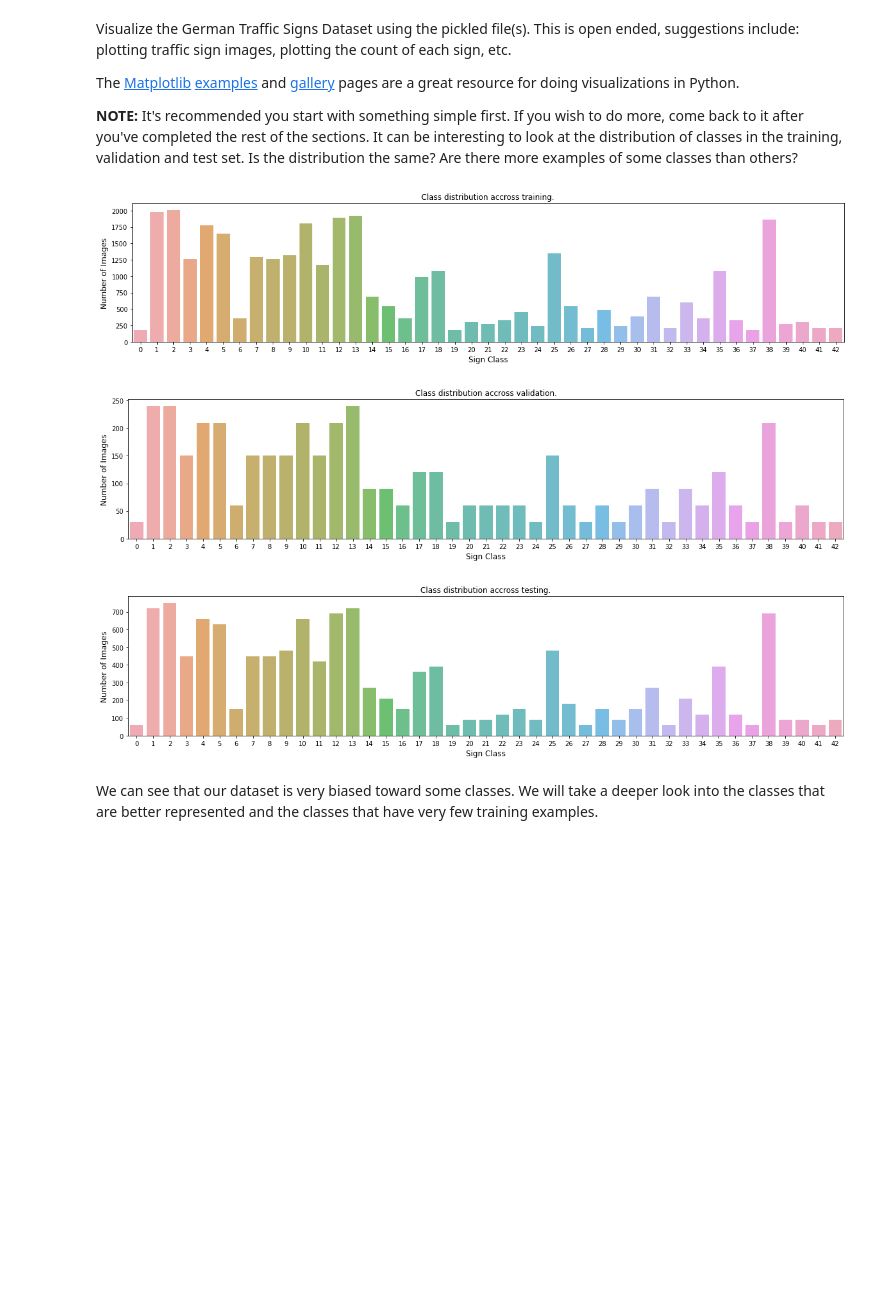
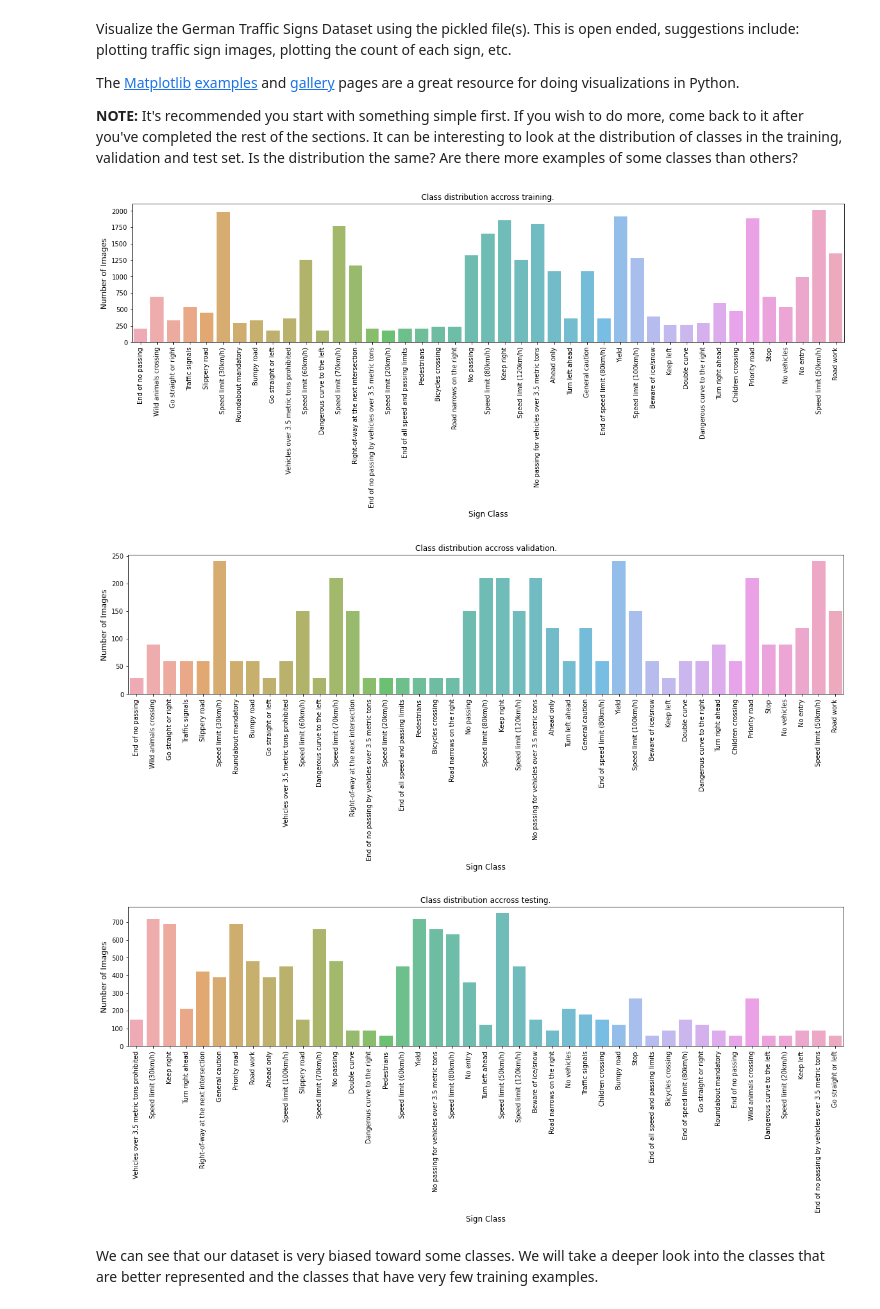
Before and after one commit to DavidAbdelmalek/Self_Driving_Car_ND, a Jupyter notebook: CarND-Traffic-Sign-Classifier-Project/Traffic_Sign_Classifier.ipynb, the cells around one changed output. Cells and saved outputs as stored; diff of their text form; code cells hidden in the pictures; blank space fills up the shorter version.

```diff
--- a/CarND-Traffic-Sign-Classifier-Project/Traffic_Sign_Classifier.ipynb
+++ b/CarND-Traffic-Sign-Classifier-Project/Traffic_Sign_Classifier.ipynb
@@ -147,42 +150,50 @@ The [Matplotlib](http://matplotlib.org/) [examples](http://matplotlib.org/exampl
 
 **NOTE:** It's recommended you start with something simple first. If you wish to do more, come back to it after you've completed the rest of the sections. It can be interesting to look at the distribution of classes in the training, validation and test set. Is the distribution the same? Are there more examples of some classes than others?
 # %%
-
 ### Data exploration visualization code goes here.
 ### Feel free to use as many code cells as needed.
 
 # Visualizations will be shown in the notebook.
 %matplotlib inline
 
-def display_freq(imgs,labels,target):
+def display_freq(labels,target):
   """
     Display frequency of each classs in target dataset.
 
     Arguments:
-        - images [numpy.ndarray]: batch of RGB images with shape (batch_size, 32, 32, 3)
         - labels [numpy.ndarray]: Image corresponding feature/label
         - target [string]: target dataset to display its frequency.
   """
 
   # Count the frequency of labels in training dataset
   labels_freq = dict(Counter(labels))
+  keys= list(labels_freq.keys())
+
+  # replace sign_id with corresponding name
+  for img_id in keys:
+    sign_name = sign_names[sign_names['ClassId']==img_id]['SignName'].values[0]
+    labels_freq[sign_name] = labels_freq.pop(img_id)
+
+  # convert dictionary to dataframe.
   label_count_df = pd.DataFrame(labels_freq.items(),columns= ['img_id','count'])
 
-  plt.figure(figsize=(20,4))
-  sns.barplot(label_count_df['img_id'].values, label_count_df['count'].values, alpha=0.8, )
+  # PLOT.
+  f, ax = plt.subplots(1, figsize=(20,4))
+  sns.barplot(label_count_df['img_id'].values, label_count_df['count'].values, alpha=0.8)
+  ax.tick_params(axis='x', rotation=90)
   plt.xlabel('Sign Class', fontsize=12)
   plt.ylabel('Number of Images', fontsize=12)
   plt.title(f'Class distribution accross {target}.')
   plt.show()
 
 # Diplsay class distribution accross train,valid,and test datasets
-display_freq(X_train,y_train,'training')
-display_freq(X_valid,y_valid,'validation')
-display_freq(X_test,y_test,'testing')
+display_freq(y_train,'training')
+display_freq(y_valid,'validation')
+display_freq(y_test,'testing')
 # %% [output]
-[figure, old version]
+[figure, new version]
-[figure, old version]
+[figure, new version]
-[figure, old version]
+[figure, new version]
 # %% [markdown]
 
 We can see that our dataset is very biased toward some classes. We will take a deeper look into the classes that are better represented and the classes that have very few training examples.
```
Also changed, not shown: parts of 24 cells of this notebook, 2 other files.
